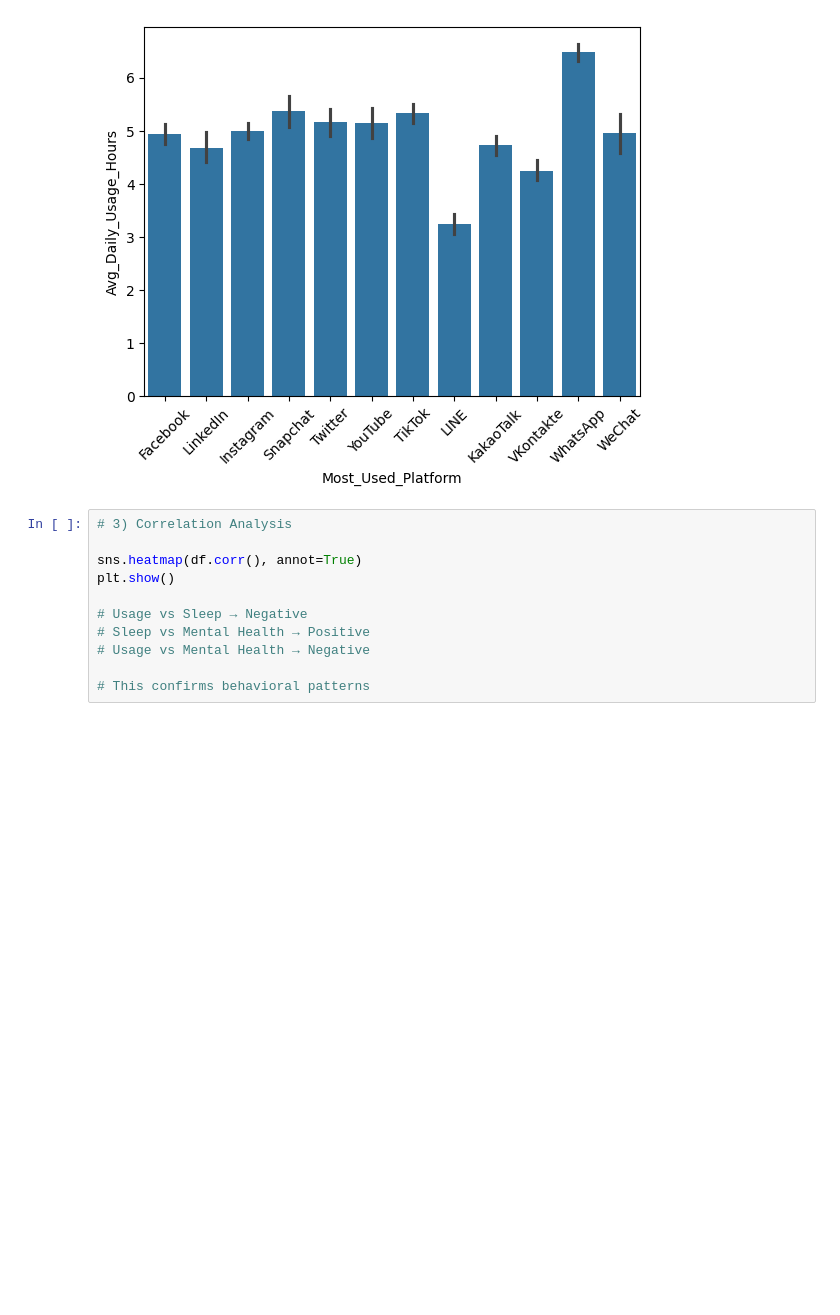
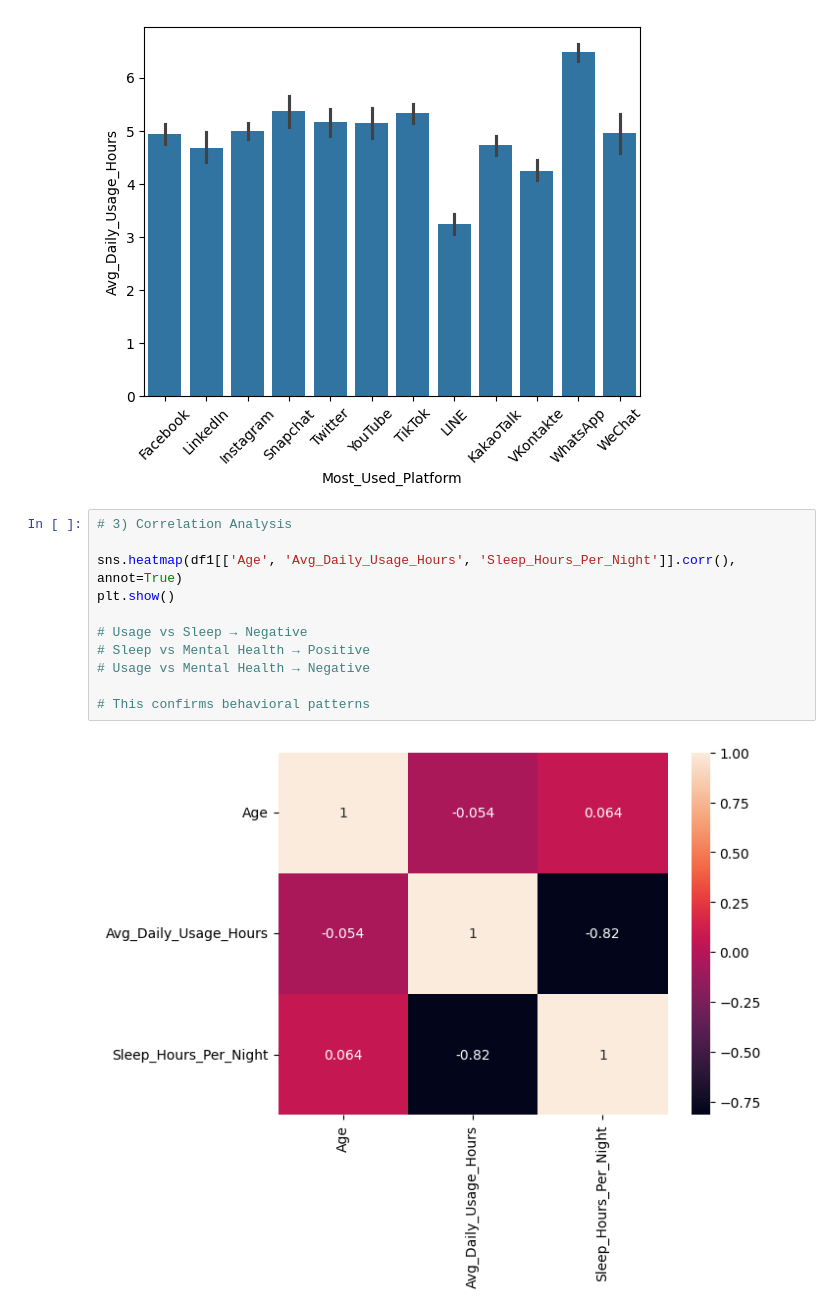
Before and after one commit to BinaryWhizz/Data-Analysis, a Jupyter notebook: Data Analysis 01/DA procedures/01.ipynb, the cells around one changed output. Saved outputs shown, nothing was run; the diff lists cells and outputs as text; blank space fills up the shorter version.

```diff
--- a/Data Analysis 01/DA procedures/01.ipynb
+++ b/Data Analysis 01/DA procedures/01.ipynb
@@ -599,11 +599,13 @@ plt.show()
 # %%
 # 3) Correlation Analysis
 
-sns.heatmap(df.corr(), annot=True)
+sns.heatmap(df1[['Age', 'Avg_Daily_Usage_Hours', 'Sleep_Hours_Per_Night']].corr(), annot=True)
 plt.show()
 
 # Usage vs Sleep → Negative
 # Sleep vs Mental Health → Positive
 # Usage vs Mental Health → Negative
 
 # This confirms behavioral patterns
+# %% [output]
+[figure, added]
```
Also changed, not shown: parts of 17 cells of this notebook.
